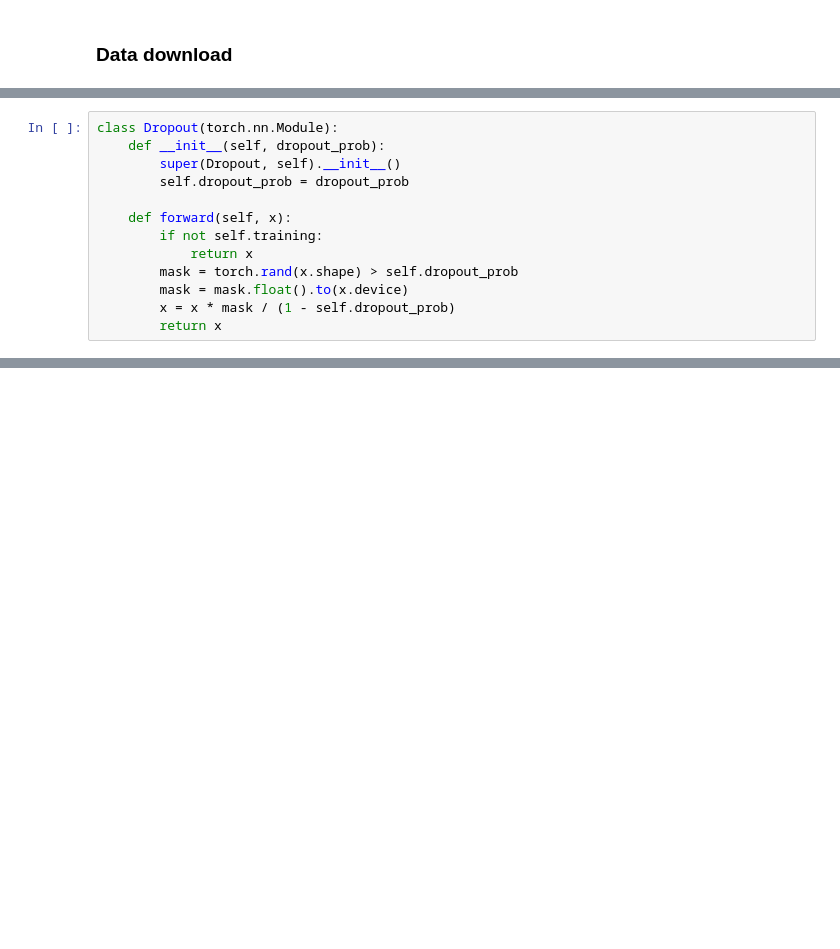
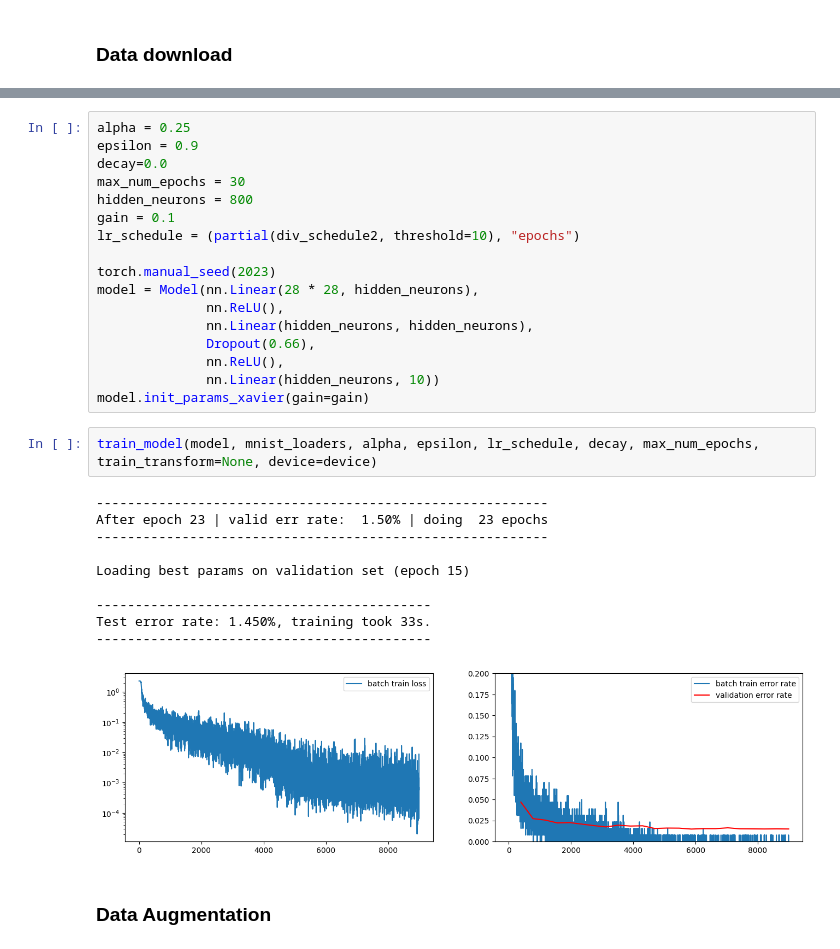
Before and after one commit to dmika1234/dl_uwr, a Jupyter notebook: Assignments/Assignment2/colab_run.ipynb, the cells around one changed output, grey strips where cells are left out. Saved outputs shown, nothing was run; the diff lists cells and outputs as text; blank space fills up the shorter version.

```diff
--- a/Assignments/Assignment2/colab_run.ipynb
+++ b/Assignments/Assignment2/colab_run.ipynb
@@ -160,13 +37,0 @@ b = torch.rand(a.shape) > 0.2
-# %%
-class Dropout(torch.nn.Module):
-    def __init__(self, dropout_prob):
-        super(Dropout, self).__init__()
-        self.dropout_prob = dropout_prob
-
-    def forward(self, x):
-        if not self.training:
-            return x
-        mask = torch.rand(x.shape) > self.dropout_prob
-        mask = mask.float().to(x.device)
-        x = x * mask / (1 - self.dropout_prob)
-        return x
@@ -208,0 +108,32 @@ device(type='cuda')
+# %%
+alpha = 0.25
+epsilon = 0.9
+decay=0.0
+max_num_epochs = 30
+hidden_neurons = 800
+gain = 0.1
+lr_schedule = (partial(div_schedule2, threshold=10), "epochs")
+
+torch.manual_seed(2023)
+model = Model(nn.Linear(28 * 28, hidden_neurons),
+              nn.ReLU(),
+              nn.Linear(hidden_neurons, hidden_neurons),
+              Dropout(0.66),
+              nn.ReLU(),
+              nn.Linear(hidden_neurons, 10))
+model.init_params_xavier(gain=gain)
+# %%
+train_model(model, mnist_loaders, alpha, epsilon, lr_schedule, decay, max_num_epochs, train_transform=None, device=device)
+# %% [output]
+----------------------------------------------------------
+After epoch 23 | valid err rate:  1.50% | doing  23 epochs
+----------------------------------------------------------
+
+Loading best params on validation set (epoch 15)
+
+-------------------------------------------
+Test error rate: 1.450%, training took 33s.
+-------------------------------------------
+[figure, added]
+# %% [markdown]
+### Data Augmentation
```
Also changed, not shown: parts of 35 cells of this notebook.
